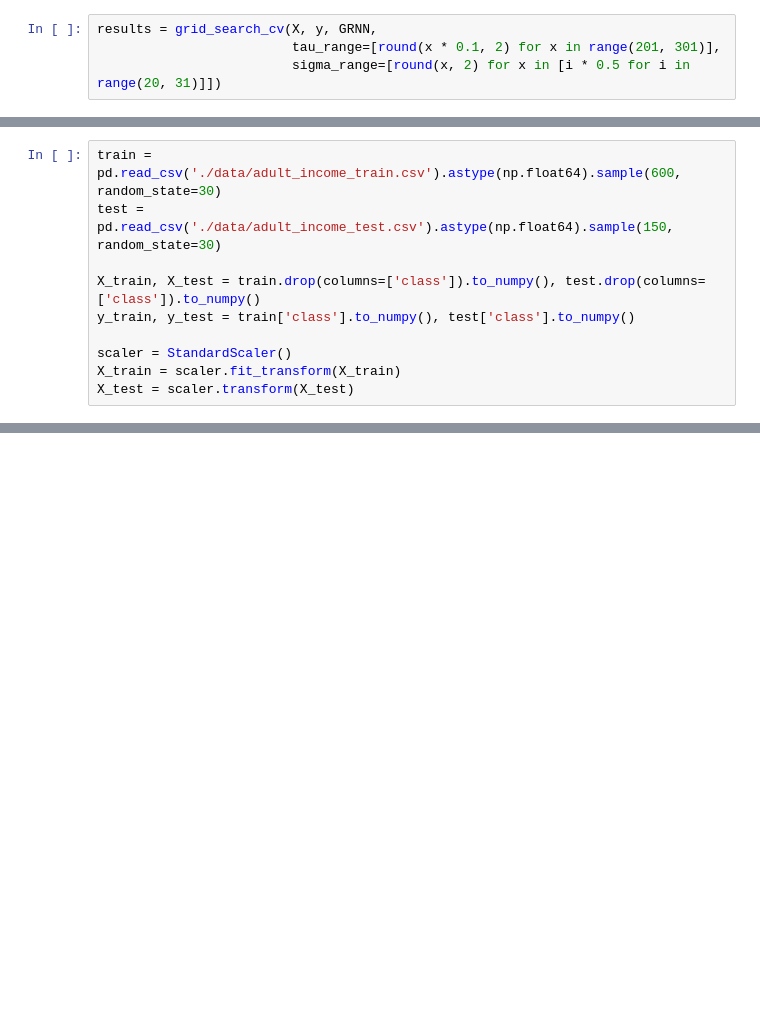
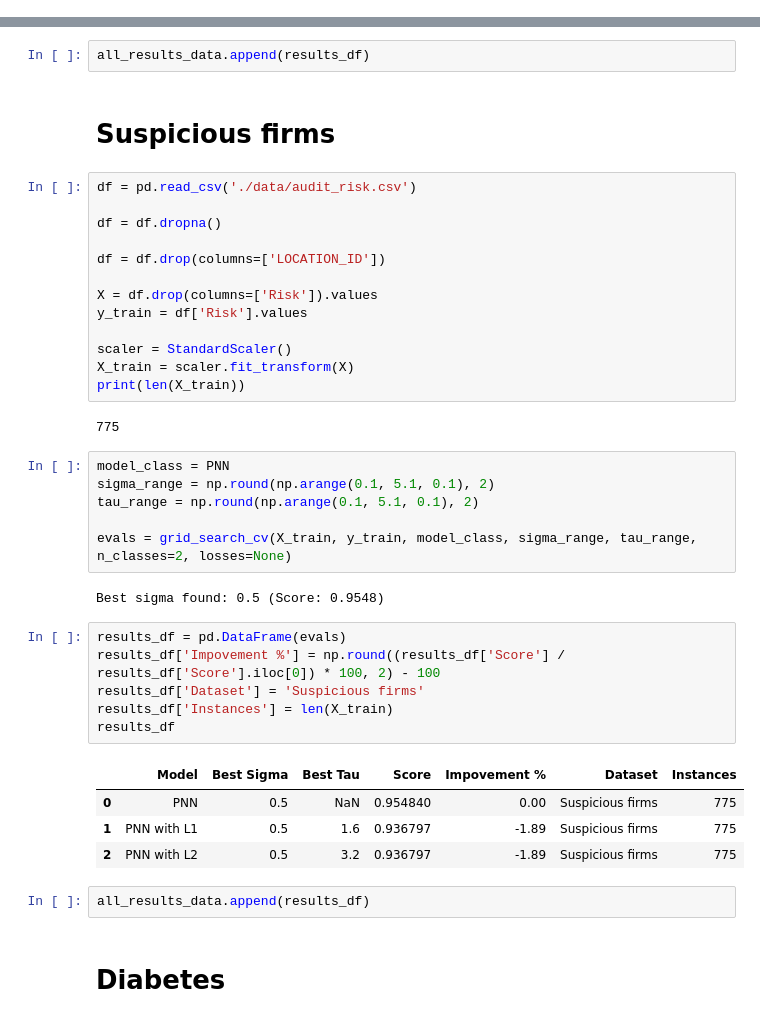
Before and after one commit to vinogradowvw/regularization-pnn-grnn, a Jupyter notebook: Evaluation.ipynb, the cells around one changed output, grey strips where cells are left out. Drawn from its saved outputs; the diff is of its cells as text; blank space fills up the shorter version.

Commit message:
refator + trainable models

```diff
--- a/Evaluation.ipynb
+++ b/Evaluation.ipynb
@@ -136,4 +0,0 @@ X_scaled = scaler.fit_transform(X)
-# %%
-results = grid_search_cv(X, y, GRNN,
-                         tau_range=[round(x * 0.1, 2) for x in range(201, 301)],
-                         sigma_range=[round(x, 2) for x in [i * 0.5 for i in range(20, 31)]])
@@ -151,10 +0,0 @@ results_df
-# %%
-train = pd.read_csv('./data/adult_income_train.csv').astype(np.float64).sample(600, random_state=30)
-test = pd.read_csv('./data/adult_income_test.csv').astype(np.float64).sample(150, random_state=30)
-
-X_train, X_test = train.drop(columns=['class']).to_numpy(), test.drop(columns=['class']).to_numpy()
-y_train, y_test = train['class'].to_numpy(), test['class'].to_numpy()
-
-scaler = StandardScaler()
-X_train = scaler.fit_transform(X_train)
-X_test = scaler.transform(X_test)
@@ -217,0 +149,42 @@ results_df
+# %%
+all_results_data.append(results_df)
+# %% [markdown]
+# Suspicious firms
+# %%
+df = pd.read_csv('./data/audit_risk.csv')
+
+df = df.dropna()
+
+df = df.drop(columns=['LOCATION_ID'])
+
+X = df.drop(columns=['Risk']).values
+y_train = df['Risk'].values
+
+scaler = StandardScaler()
+X_train = scaler.fit_transform(X)
+print(len(X_train))
+# %% [output]
+775
+# %%
+model_class = PNN
+sigma_range = np.round(np.arange(0.1, 5.1, 0.1), 2)
+tau_range = np.round(np.arange(0.1, 5.1, 0.1), 2)
+
+evals = grid_search_cv(X_train, y_train, model_class, sigma_range, tau_range, n_classes=2, losses=None)
+# %% [output]
+Best sigma found: 0.5 (Score: 0.9548)
+# %%
+results_df = pd.DataFrame(evals)
+results_df['Impovement %'] = np.round((results_df['Score'] / results_df['Score'].iloc[0]) * 100, 2) - 100
+results_df['Dataset'] = 'Suspicious firms'
+results_df['Instances'] = len(X_train)
+results_df
+# %% [output]
+|  | Model | Best Sigma | Best Tau | Score | Impovement % | Dataset | Instances |
+| 0 | PNN | 0.5 | NaN | 0.954840 | 0.00 | Suspicious firms | 775 |
+| 1 | PNN with L1 | 0.5 | 1.6 | 0.936797 | -1.89 | Suspicious firms | 775 |
+| 2 | PNN with L2 | 0.5 | 3.2 | 0.936797 | -1.89 | Suspicious firms | 775 |
+# %%
+all_results_data.append(results_df)
+# %% [markdown]
+# Diabetes
```
Also changed, not shown: parts of 51 cells of this notebook, 25 other files.
